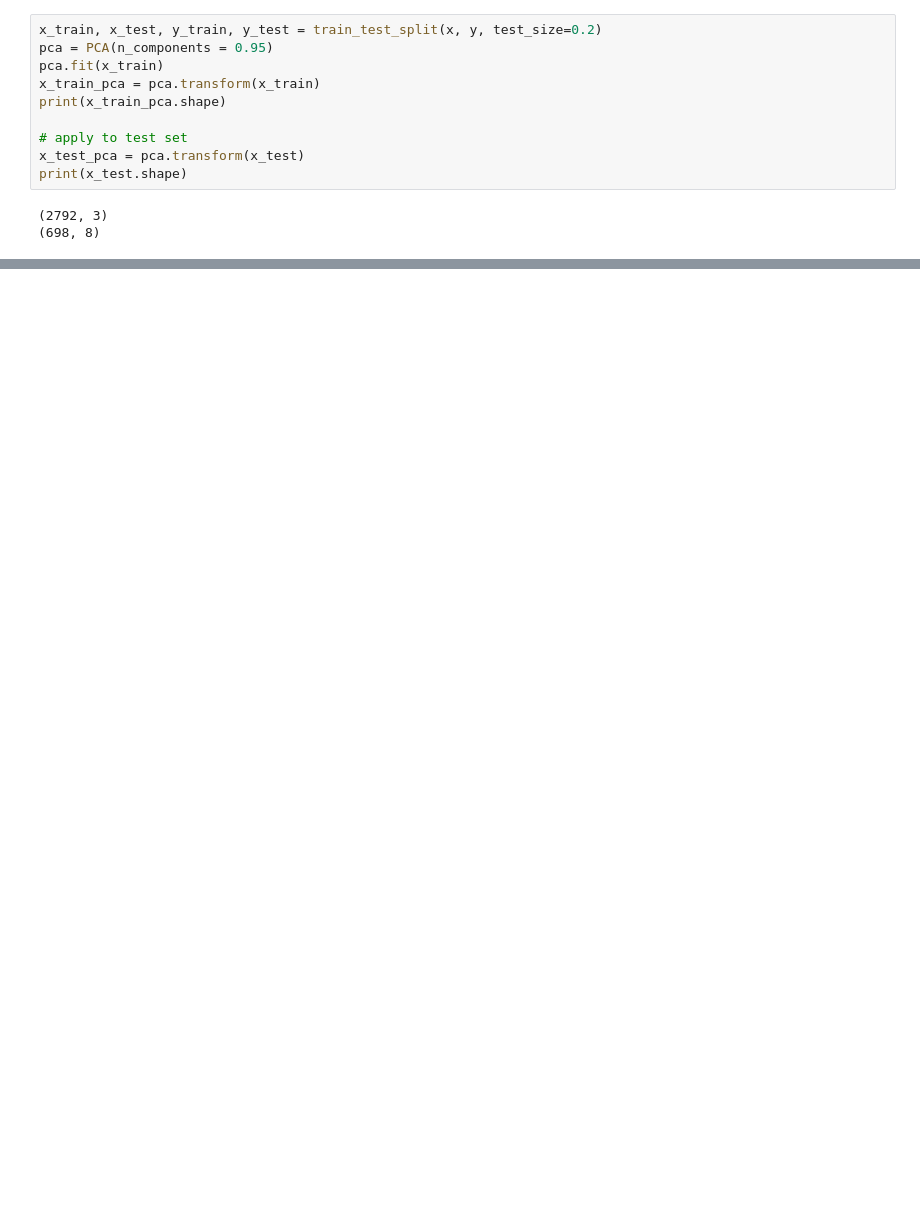
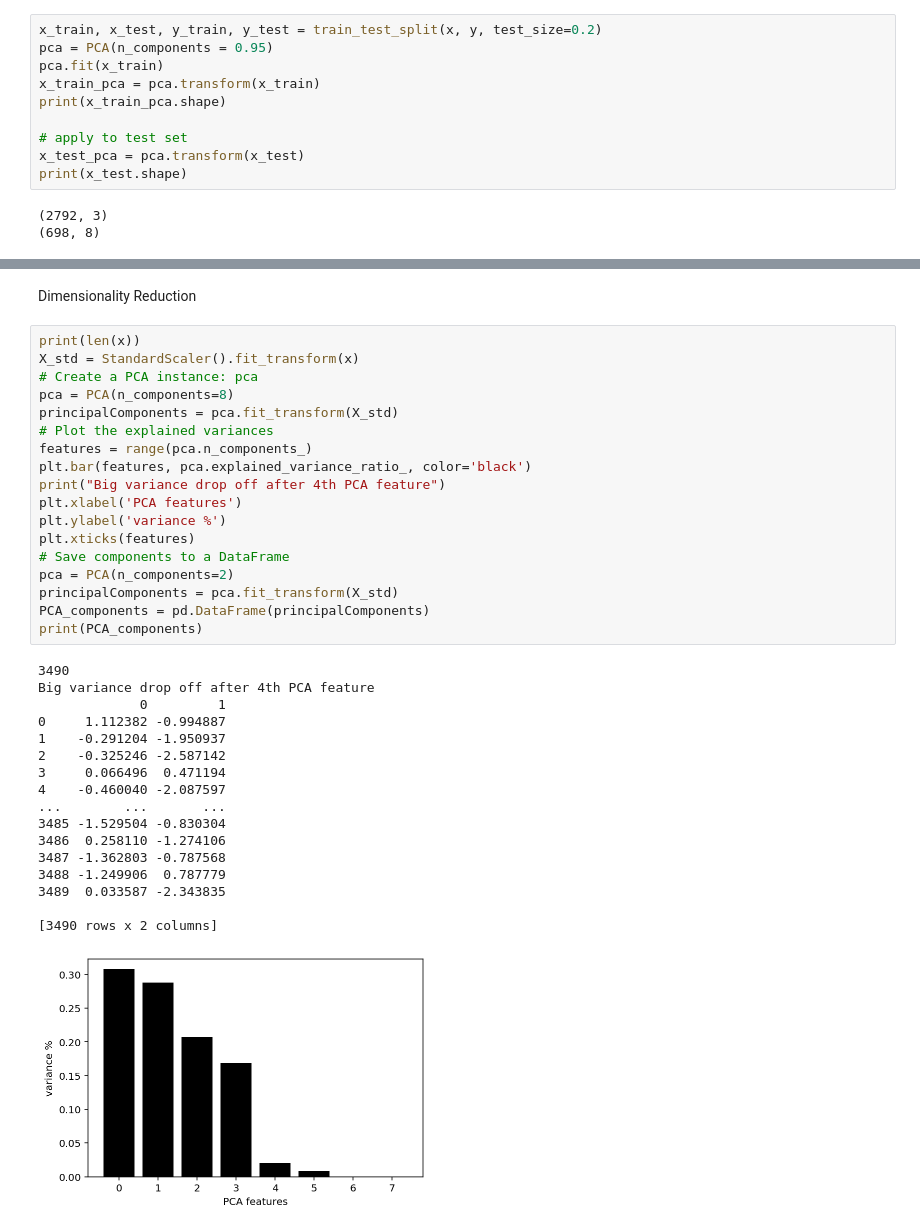
Before and after one commit to markjosims/aitabot, a Jupyter notebook: SentimentAnalysis.ipynb, the cells around one changed output, grey strips where cells are left out. Drawn from its saved outputs; the diff is of its cells as text; blank space fills up the shorter version.

```diff
--- a/SentimentAnalysis.ipynb
+++ b/SentimentAnalysis.ipynb
@@ -176,0 +198,38 @@ gridcv.best_score_
+# %% [markdown]
+Dimensionality Reduction
+# %%
+print(len(x))
+X_std = StandardScaler().fit_transform(x)
+# Create a PCA instance: pca
+pca = PCA(n_components=8)
+principalComponents = pca.fit_transform(X_std)
+# Plot the explained variances
+features = range(pca.n_components_)
+plt.bar(features, pca.explained_variance_ratio_, color='black')
+print("Big variance drop off after 4th PCA feature")
+plt.xlabel('PCA features')
+plt.ylabel('variance %')
+plt.xticks(features)
+# Save components to a DataFrame
+pca = PCA(n_components=2)
+principalComponents = pca.fit_transform(X_std)
+PCA_components = pd.DataFrame(principalComponents)
+print(PCA_components)
+# %% [output]
+3490
+Big variance drop off after 4th PCA feature
+             0         1
+0     1.112382 -0.994887
+1    -0.291204 -1.950937
+2    -0.325246 -2.587142
+3     0.066496  0.471194
+4    -0.460040 -2.087597
+...        ...       ...
+3485 -1.529504 -0.830304
+3486  0.258110 -1.274106
+3487 -1.362803 -0.787568
+3488 -1.249906  0.787779
+3489  0.033587 -2.343835
+
+[3490 rows x 2 columns]
+[figure, added]
```
Also changed, not shown: parts of 17 cells of this notebook.
